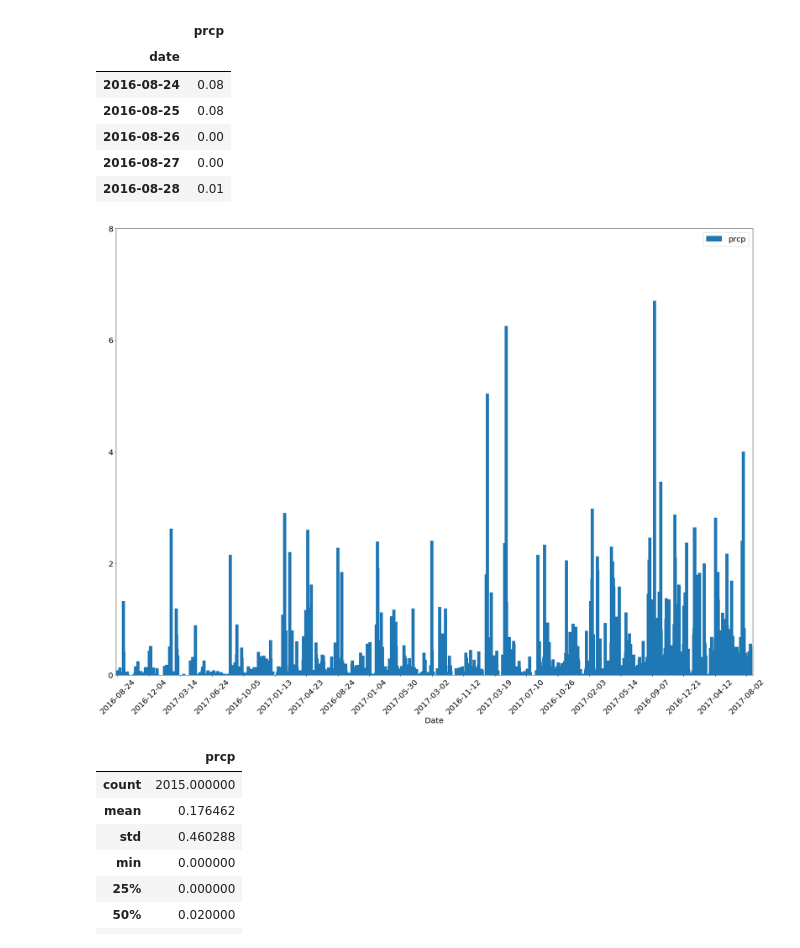
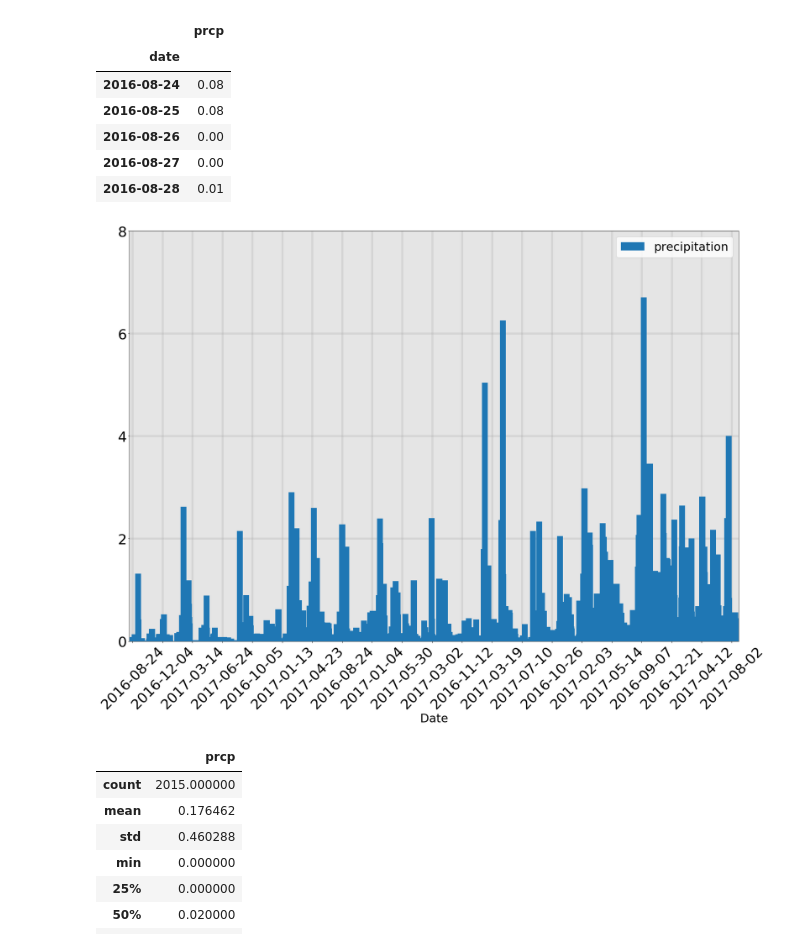
Before and after one commit to AMRiehle/sql-alchemy-challenge, a Jupyter notebook: climate_analysis.ipynb, the cells around one changed output. Cells and saved outputs as stored; diff of their text form; code cells hidden in the pictures.

```diff
--- a/climate_analysis.ipynb
+++ b/climate_analysis.ipynb
@@ -39,19 +39,23 @@ precipitation_df.head()
 | 2016-08-27 | 0.00 |
 | 2016-08-28 | 0.01 |
 # %%
-ax = precipitation_df.plot(kind='bar', rot=45, width=10.0, figsize=(24,18), fontsize=20)
+ax = precipitation_df.plot(kind='bar', rot=45, width=20.0, figsize=(24,18), fontsize=36)
 x_ticks = ax.xaxis.get_ticklocs()
 x_ticklabels = [l.get_text() for l in ax.xaxis.get_ticklabels()]
 ax.xaxis.set_ticks(x_ticks[::100])
 ax.xaxis.set_ticklabels(x_ticklabels[::100])
 y_ticks = ax.yaxis.get_ticklocs()
 ax.yaxis.set_ticks(y_ticks[::2])
-ax.legend(fontsize=20)
-ax.set_xlabel('Date', fontsize=20)
+ax.legend(['precipitation'], fontsize=30)
+ax.set_xlabel('Date', fontsize=30)
+ax.patch.set_facecolor('lightgray')
+ax.patch.set_alpha(0.6)
+plt.grid(linewidth=5, alpha=0.3)
+ax.set_axisbelow(True)
 plt.tight_layout()
 plt.savefig('Images/precipitation_analysis')
 # %% [output]
-[figure, old version]
+[figure, new version]
 # %%
 precipitation_df.describe()
 # %% [output]
```
Also changed, not shown: parts of 1 cell of this notebook, 2 other files.
